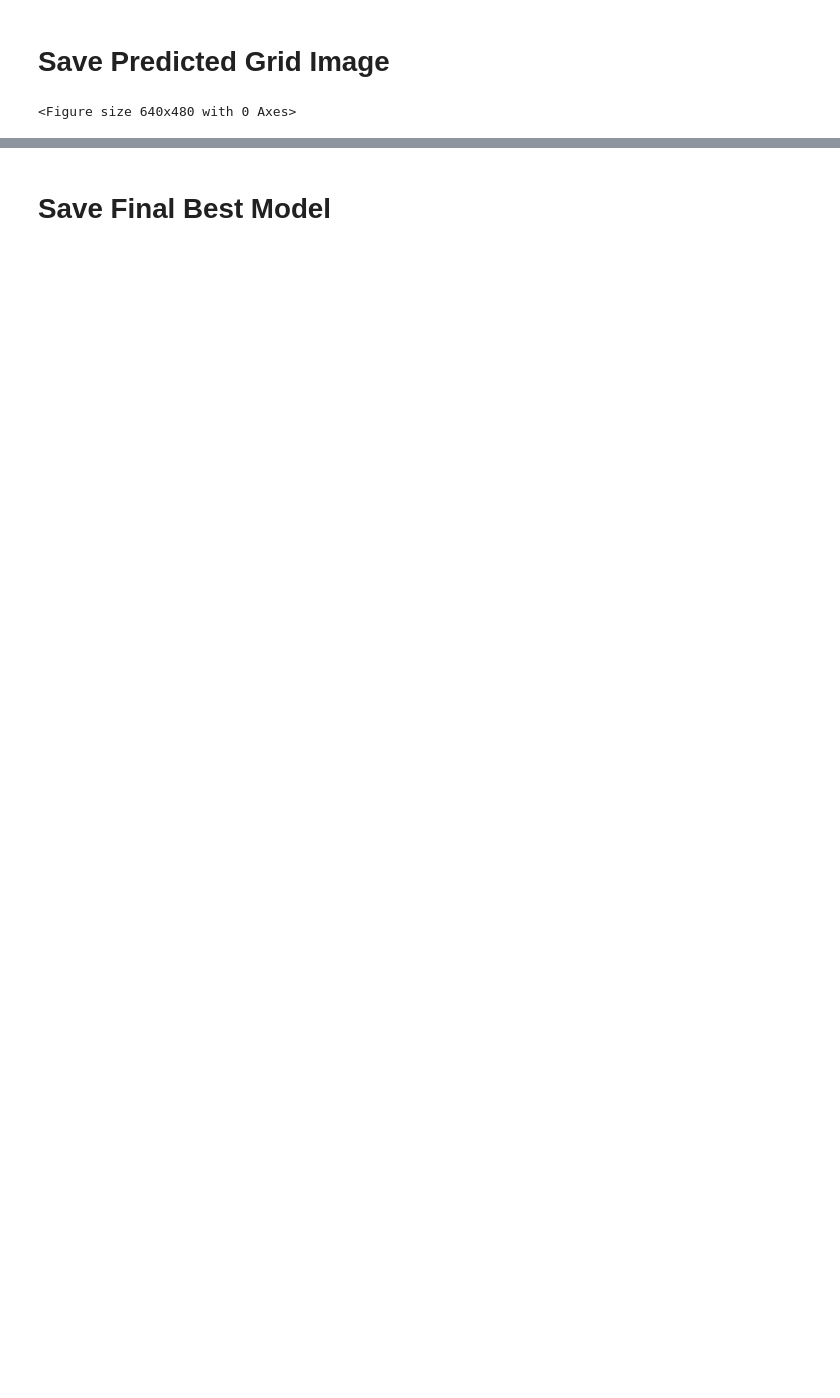
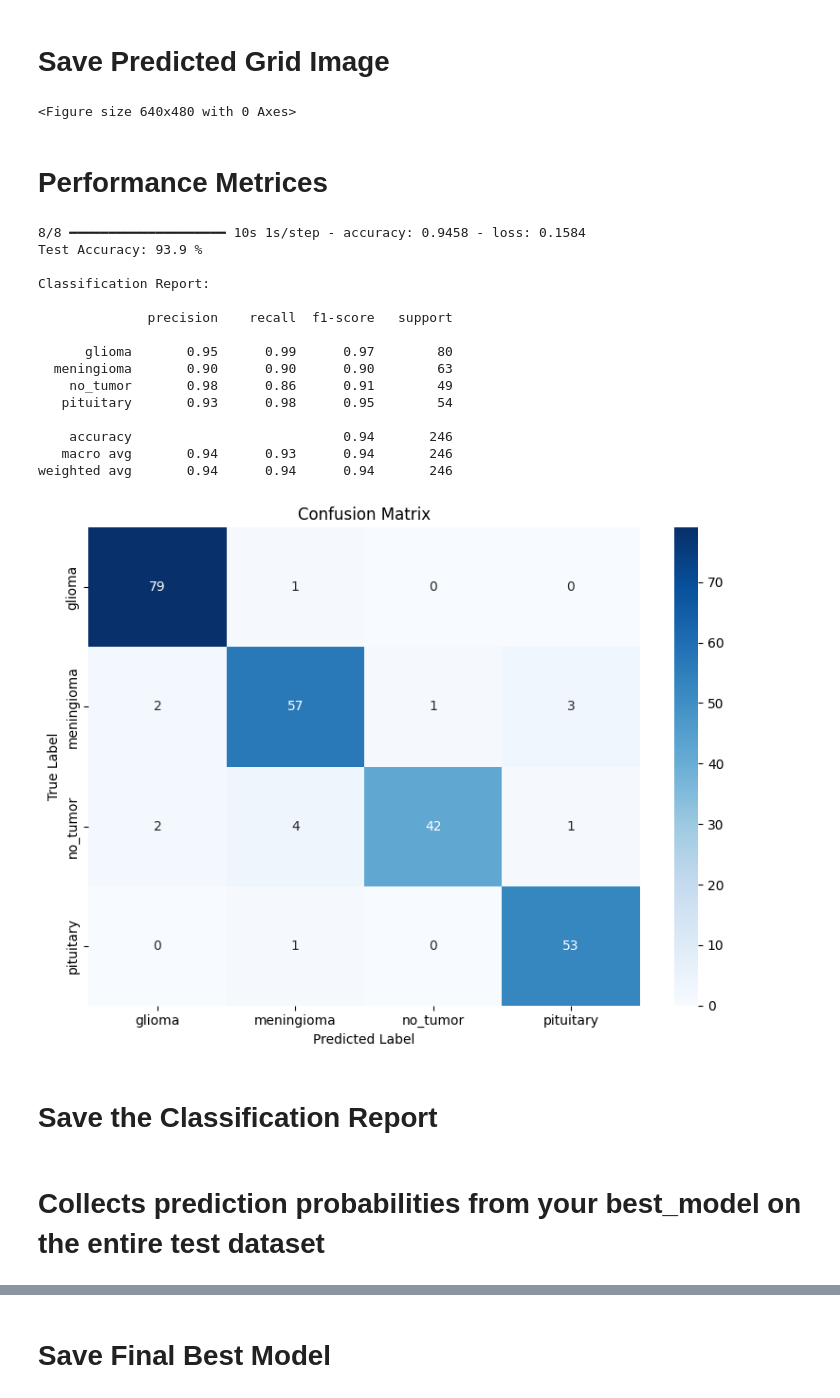
Before and after one commit to Sumit-Prasad01/Brain-Tumor-MRI-Image-Classification, a Jupyter notebook: notebooks/3_Transfer_Learning.ipynb, the cells around one changed output, grey strips where cells are left out. Cells and saved outputs as stored; diff of their text form; code cells hidden in the pictures; blank space fills up the shorter version.

```diff
--- a/notebooks/3_Transfer_Learning.ipynb
+++ b/notebooks/3_Transfer_Learning.ipynb
@@ -354,3 +354,5 @@ plt.show()
 plt.savefig("../results/predictions_grid.png")
 # %% [output]
 <Figure size 640x480 with 0 Axes>
+# %% [markdown]
+# Performance Metrices
@@ -356,0 +362,51 @@ plt.savefig("../results/predictions_grid.png")
+# %%
+# 1. Evaluate the model
+test_loss, test_accuracy = best_model.evaluate(test_dataset)
+print("Test Accuracy:", round(test_accuracy * 100, 2), "%")
+
+# 2. Collect predictions
+y_true = []
+y_pred = []
+
+for images, labels in test_dataset:
+    preds = best_model.predict(images, verbose=0)
+    predicted_classes = np.argmax(preds, axis=1)
+
+    y_true.extend(labels.numpy())
+    y_pred.extend(predicted_classes)
+
+# 3. Classification Report
+print("\nClassification Report:\n")
+print(classification_report(y_true, y_pred, target_names=class_names))
+
+# 4. Confusion Matrix
+cm = confusion_matrix(y_true, y_pred)
+
+plt.figure(figsize=(8, 6))
+sns.heatmap(cm, annot=True, fmt='d', cmap='Blues',
+            xticklabels=class_names,
+            yticklabels=class_names)
+plt.xlabel("Predicted Label")
+plt.ylabel("True Label")
+plt.title("Confusion Matrix")
+plt.tight_layout()
+plt.show()
+# %% [output]
+8/8 ━━━━━━━━━━━━━━━━━━━━ 10s 1s/step - accuracy: 0.9458 - loss: 0.1584
+Test Accuracy: 93.9 %
+
+Classification Report:
+
+              precision    recall  f1-score   support
+
+      glioma       0.95      0.99      0.97        80
+  meningioma       0.90      0.90      0.90        63
+    no_tumor       0.98      0.86      0.91        49
+   pituitary       0.93      0.98      0.95        54
+
+    accuracy                           0.94       246
+   macro avg       0.94      0.93      0.94       246
+weighted avg       0.94      0.94      0.94       246
+[figure, added]
+# %% [markdown]
+# Save the Classification Report
@@ -356,0 +419,2 @@ plt.savefig("../results/predictions_grid.png")
+# %% [markdown]
+# Collects prediction probabilities from your best_model on the entire test dataset
```
Also changed, not shown: parts of 14 cells of this notebook, 4 other files.
